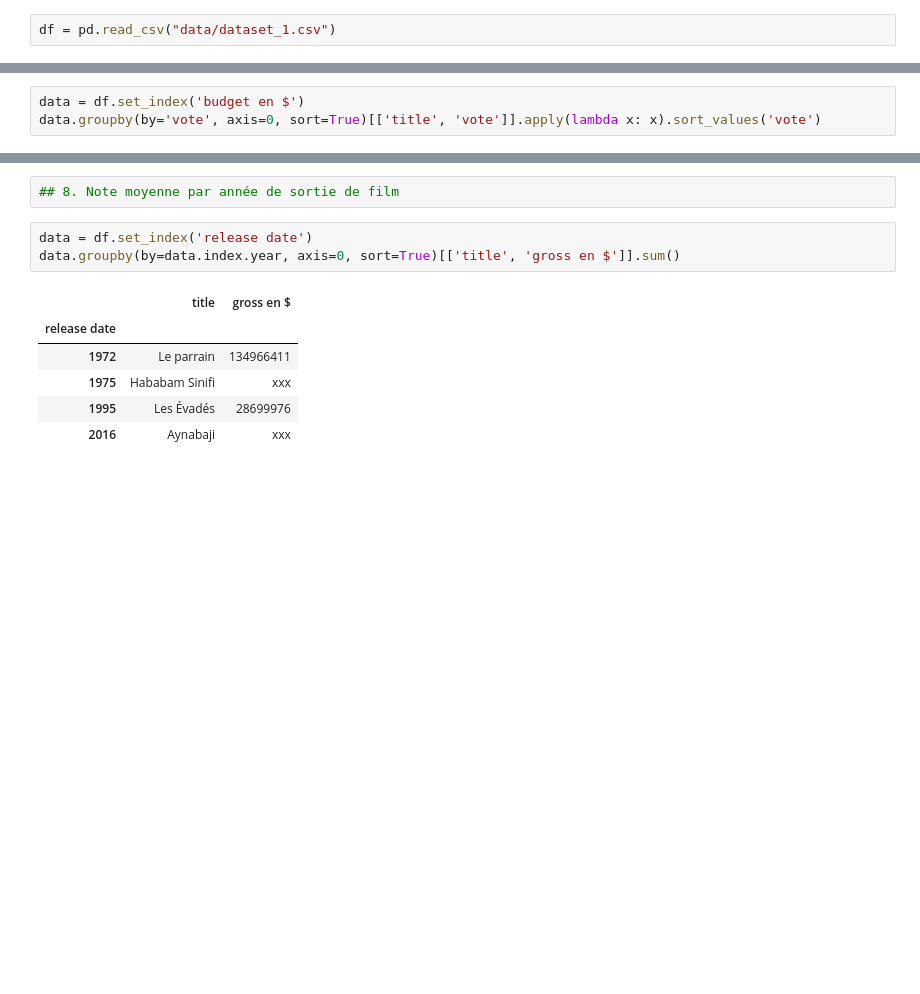
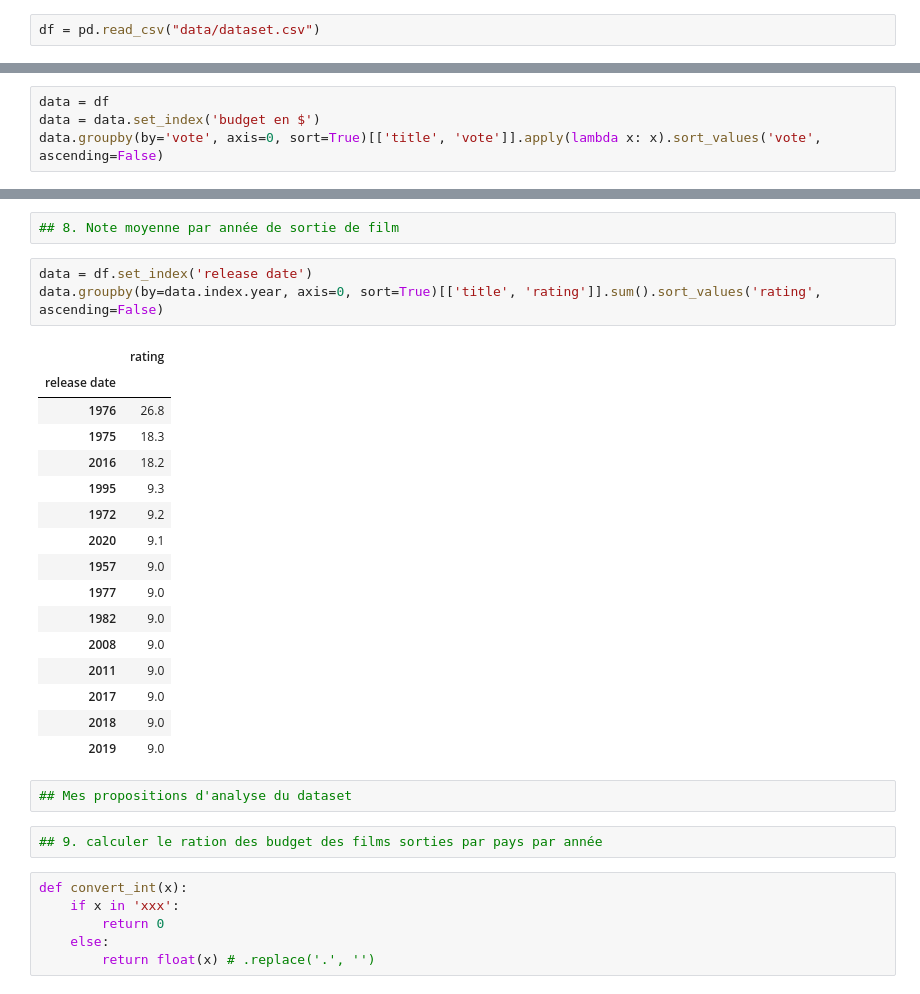
Before and after one commit to amoungui/imb_scraping_project, a Jupyter notebook: index.ipynb, the cells around one changed output, grey strips where cells are left out. Cells and saved outputs as stored; diff of their text form; blank space fills up the shorter version.

```diff
--- a/index.ipynb
+++ b/index.ipynb
@@ -5,3 +14,3 @@ import numpy as np
 import matplotlib.pyplot as plt
 # %%
-df = pd.read_csv("data/dataset_1.csv")
+df = pd.read_csv("data/dataset.csv")
@@ -71,8 +113,9 @@ df[['title', 'Cumulate Worldwide Gross en $']].sort_values('Cumulate Worldwide G
 # %%
 ## 5. Analyse de la popularité des films en fonction de leurs budgets
 # %%
-data = df.set_index('budget en $')
-data.groupby(by='vote', axis=0, sort=True)[['title', 'vote']].apply(lambda x: x).sort_values('vote')
+data = df
+data = data.set_index('budget en $')
+data.groupby(by='vote', axis=0, sort=True)[['title', 'vote']].apply(lambda x: x).sort_values('vote', ascending=False)
 # %% [output]
 |  | title | vote |
 | budget en $ |  |  |
@@ -104,11 +190,31 @@ df.groupby(by='gross en $', axis=0, sort=True)[['title', 'gross en $']].apply(la
 ## 8. Note moyenne par année de sortie de film
 # %%
 data = df.set_index('release date')
-data.groupby(by=data.index.year, axis=0, sort=True)[['title', 'gross en $']].sum()
+data.groupby(by=data.index.year, axis=0, sort=True)[['title', 'rating']].sum().sort_values('rating', ascending=False)
 # %% [output]
-|  | title | gross en $ |
-| release date |  |  |
-| 1972 | Le parrain | 134966411 |
-| 1975 | Hababam Sinifi | xxx |
-| 1995 | Les Évadés | 28699976 |
-| 2016 | Aynabaji | xxx |
+|  | rating |
+| release date |  |
+| 1976 | 26.8 |
+| 1975 | 18.3 |
+| 2016 | 18.2 |
+| 1995 | 9.3 |
+| 1972 | 9.2 |
+| 2020 | 9.1 |
+| 1957 | 9.0 |
+| 1977 | 9.0 |
+| 1982 | 9.0 |
+| 2008 | 9.0 |
+| 2011 | 9.0 |
+| 2017 | 9.0 |
+| 2018 | 9.0 |
+| 2019 | 9.0 |
+# %%
+## Mes propositions d'analyse du dataset
+# %%
+## 9. calculer le ration des budget des films sorties par pays par année
+# %%
+def convert_int(x):
+    if x in 'xxx':
+        return 0
+    else:
+        return float(x) # .replace('.', '')
```
Also changed, not shown: parts of 21 cells of this notebook, 11 other files.
